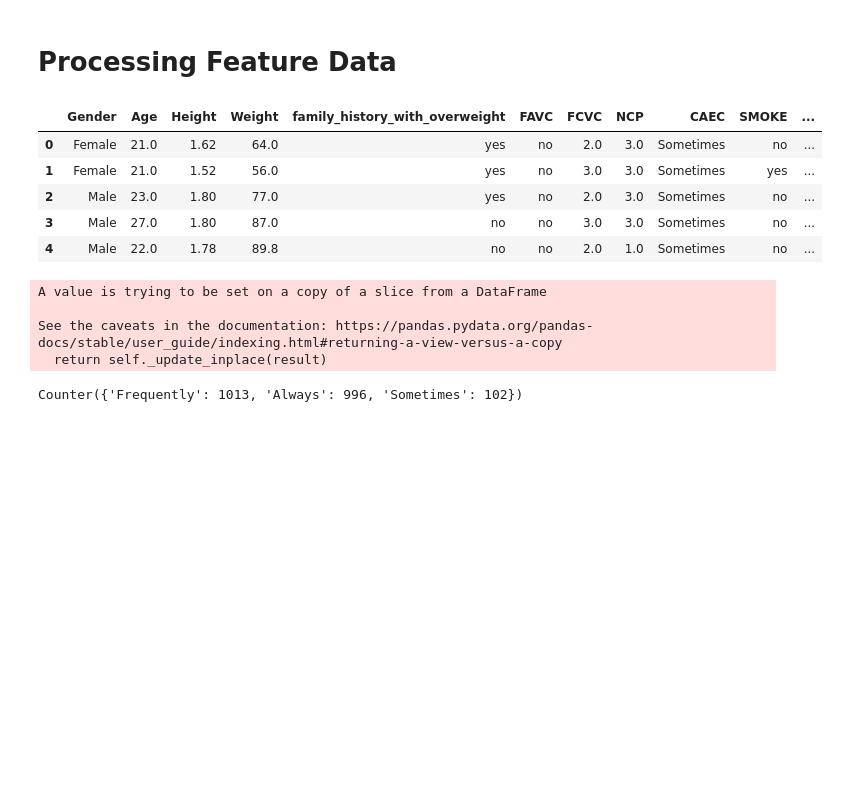
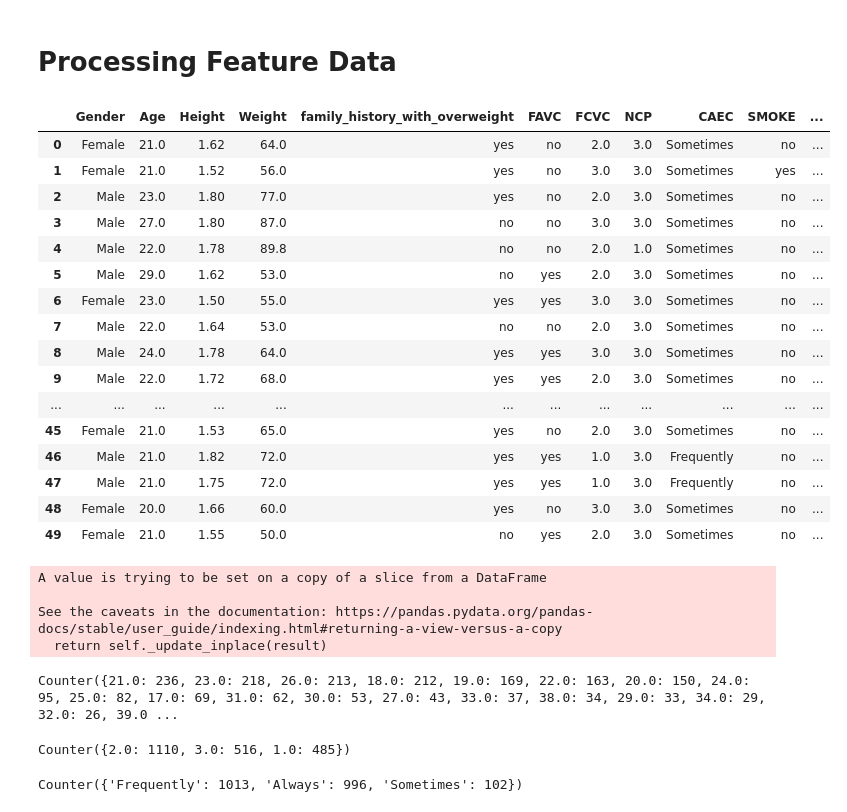
Before and after one commit to Sueraaa/proj-4-grp-1, a Jupyter notebook: data/obesity_data_processing.ipynb, the cells around one changed output. Saved outputs shown, nothing was run; the diff lists cells and outputs as text; code cells hidden in the pictures; blank space fills up the shorter version.

Commit message:
Fixed processing data & renamed features

```diff
--- a/data/obesity_data_processing.ipynb
+++ b/data/obesity_data_processing.ipynb
@@ -86,14 +126,25 @@ print(estimation_of_obesity_levels_based_on_eating_habits_and_physical_condition
 # Processing Feature Data
 # %%
 # View df to see how data is stored. APply appropriate data conversions.
-feature_df.head()
+feature_df.head(50)
 # %% [output]
 |  | Gender | Age | Height | Weight | family_history_with_overweight | FAVC | FCVC | NCP | CAEC | SMOKE | ... |
 | 0 | Female | 21.0 | 1.62 | 64.0 | yes | no | 2.0 | 3.0 | Sometimes | no | ... |
 | 1 | Female | 21.0 | 1.52 | 56.0 | yes | no | 3.0 | 3.0 | Sometimes | yes | ... |
 | 2 | Male | 23.0 | 1.80 | 77.0 | yes | no | 2.0 | 3.0 | Sometimes | no | ... |
 | 3 | Male | 27.0 | 1.80 | 87.0 | no | no | 3.0 | 3.0 | Sometimes | no | ... |
 | 4 | Male | 22.0 | 1.78 | 89.8 | no | no | 2.0 | 1.0 | Sometimes | no | ... |
+| 5 | Male | 29.0 | 1.62 | 53.0 | no | yes | 2.0 | 3.0 | Sometimes | no | ... |
+| 6 | Female | 23.0 | 1.50 | 55.0 | yes | yes | 3.0 | 3.0 | Sometimes | no | ... |
+| 7 | Male | 22.0 | 1.64 | 53.0 | no | no | 2.0 | 3.0 | Sometimes | no | ... |
+| 8 | Male | 24.0 | 1.78 | 64.0 | yes | yes | 3.0 | 3.0 | Sometimes | no | ... |
+| 9 | Male | 22.0 | 1.72 | 68.0 | yes | yes | 2.0 | 3.0 | Sometimes | no | ... |
+| ... | ... | ... | ... | ... | ... | ... | ... | ... | ... | ... | ... |
+| 45 | Female | 21.0 | 1.53 | 65.0 | yes | no | 2.0 | 3.0 | Sometimes | no | ... |
+| 46 | Male | 21.0 | 1.82 | 72.0 | yes | yes | 1.0 | 3.0 | Frequently | no | ... |
+| 47 | Male | 21.0 | 1.75 | 72.0 | yes | yes | 1.0 | 3.0 | Frequently | no | ... |
+| 48 | Female | 20.0 | 1.66 | 60.0 | yes | no | 3.0 | 3.0 | Sometimes | no | ... |
+| 49 | Female | 21.0 | 1.55 | 50.0 | no | yes | 2.0 | 3.0 | Sometimes | no | ... |
 # %%
 # Replace binary value types with 1 for yes, 0 for no for all binary type columns
 
@@ -115,6 +166,20 @@ See the caveats in the documentation: https://pandas.pydata.org/pandas-docs/stab
 # %%
 # Create a column which represents a known ratio of weight to height, i.e. BMI.
 feature_df['BMI'] = round(feature_df['Weight'] / feature_df['Height']**2, 3)
+# %%
+# Round the age to an integer.
+ageRounding(feature_df['Age'])
+
+print(Counter(feature_df['Age']))
+# %% [output]
+Counter({21.0: 236, 23.0: 218, 26.0: 213, 18.0: 212, 19.0: 169, 22.0: 163, 20.0: 150, 24.0: 95, 25.0: 82, 17.0: 69, 31.0: 62, 30.0: 53, 27.0: 43, 33.0: 37, 38.0: 34, 29.0: 33, 34.0: 29, 32.0: 26, 39.0 ...
+# %%
+# Round off what water consumption onto 1.0, 2.0 or 3.0 to align with real world data
+h2oRounding(feature_df['CH2O'])
+
+print(Counter(feature_df['CH2O']))
+# %% [output]
+Counter({2.0: 1110, 3.0: 516, 1.0: 485})
 # %%
 # Place the FCVC feature into buckets. FCVC is the question of regular fruit/veg consumption. 1 - Always, 2 - Frequently, 3 - Never
 categoricalBuckets(feature_df['FCVC'])
```
Also changed, not shown: parts of 16 cells of this notebook, 1 other file.
